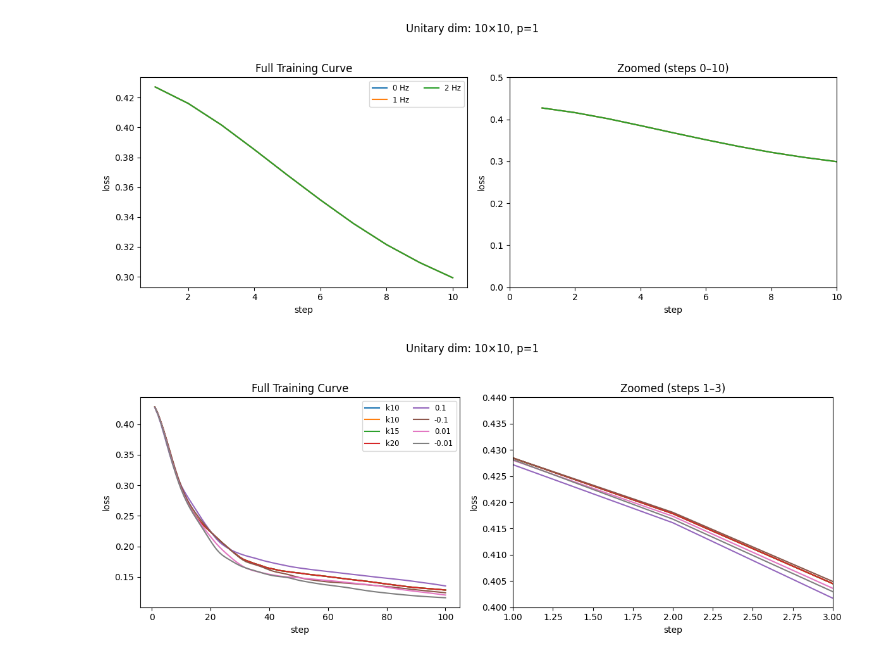
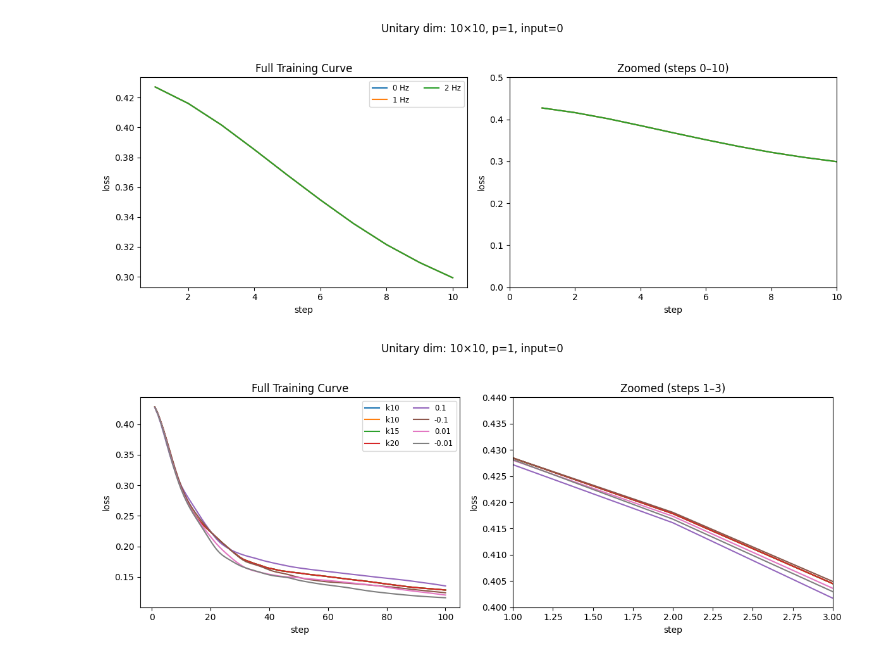
Before and after one commit to 01000111r/photon-net, a Jupyter notebook: plots.ipynb, the cells around one changed output. Saved outputs shown, nothing was run; the diff lists cells and outputs as text; code cells hidden in the pictures.

```diff
--- a/plots.ipynb
+++ b/plots.ipynb
@@ -32,35 +32,35 @@ for freq in range(min_freq, max_freq + 1):
 
 # format the full-range plot
 ax_full.set(
     xlabel="step",
     ylabel="loss",
     title="Full Training Curve"
 )
 
 # format the zoomed-in plot with its own y-limits
 ax_zoom.set(
     xlim=(x_min, x_max),
     ylim=(y_min, y_max),
     xlabel="step",
     ylabel="loss",
     title=f"Zoomed (steps {x_min}–{x_max})"
 )
 
 # single legend on the full plot
 handles, labels = ax_full.get_legend_handles_labels()
 ax_full.legend(handles, labels, loc="upper right", ncol=2, fontsize="small")
 
 # overall title
 gl = g.np.load(g.os.path.join(data_folder_2, f"{prefix}{max_freq}g.npz"))
 shape = out["carry_0"].shape
 fig.suptitle(
-    f"Unitary dim: {2*shape[1]}×{2*shape[1]}, p={gl['p_suc_inputs'].item()}"
+    f"Unitary dim: {2*shape[1]}×{2*shape[1]}, p={gl['p_suc_inputs'].item()}, input={gl['input_positions'].item()}"
 )
 
 g.plt.tight_layout(rect=[0, 0.03, 1, 0.95])
 g.plt.show()
 # %% [output]
-[figure, old version]
+[figure, new version]
 # %%
 from p_pack import globals as g
 from pathlib import Path
@@ -129,13 +129,13 @@ ax_full.legend(handles, labels, loc="upper right", ncol=2, fontsize="small")
 gl = g.np.load(globals_path)
 shape = out["carry_0"].shape
 fig.suptitle(
-    f"Unitary dim: {2*shape[1]}×{2*shape[1]}, p={gl['p_suc_inputs'].item()}"
+    f"Unitary dim: {2*shape[1]}×{2*shape[1]}, p={gl['p_suc_inputs'].item()}, input={gl['input_positions'].item()}"
 )
 
 g.plt.tight_layout(rect=[0, 0.03, 1, 0.95])
 g.plt.show()
 # %% [output]
-[figure, old version]
+[figure, new version]
 # %%
 # ---- Cell 2: init_phases-2 curves with optional test-loss lines ----
 from p_pack import globals as g
```
Also changed, not shown: parts of 3 cells of this notebook, 48 other files.
